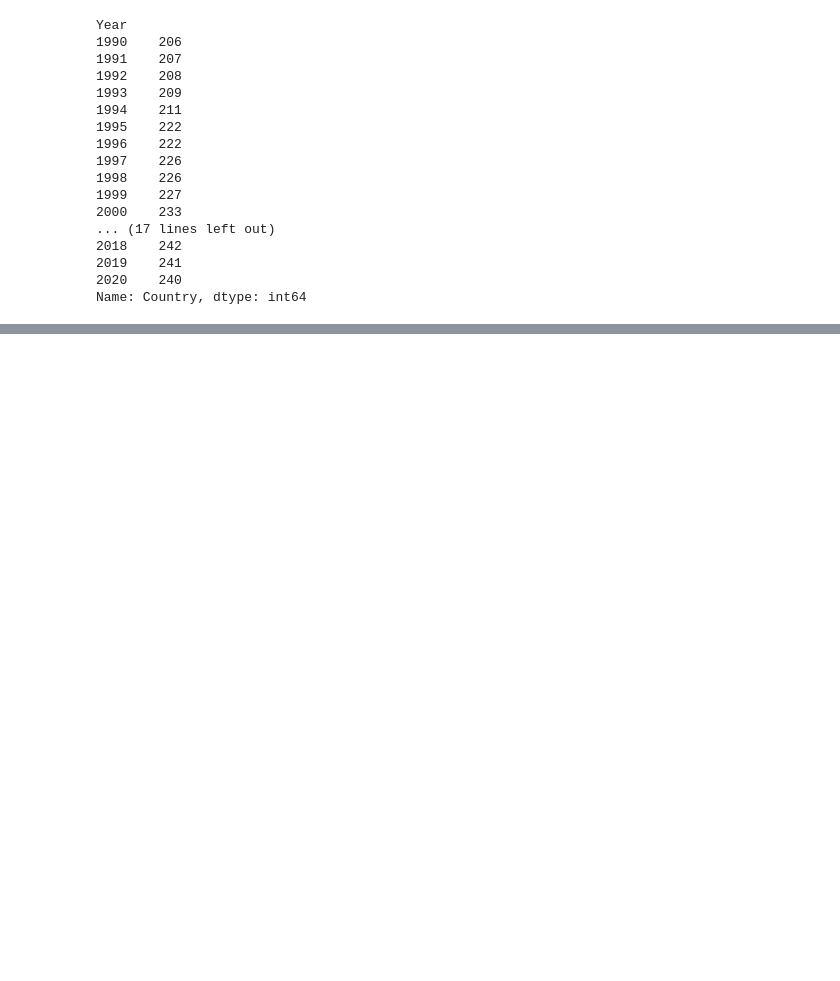
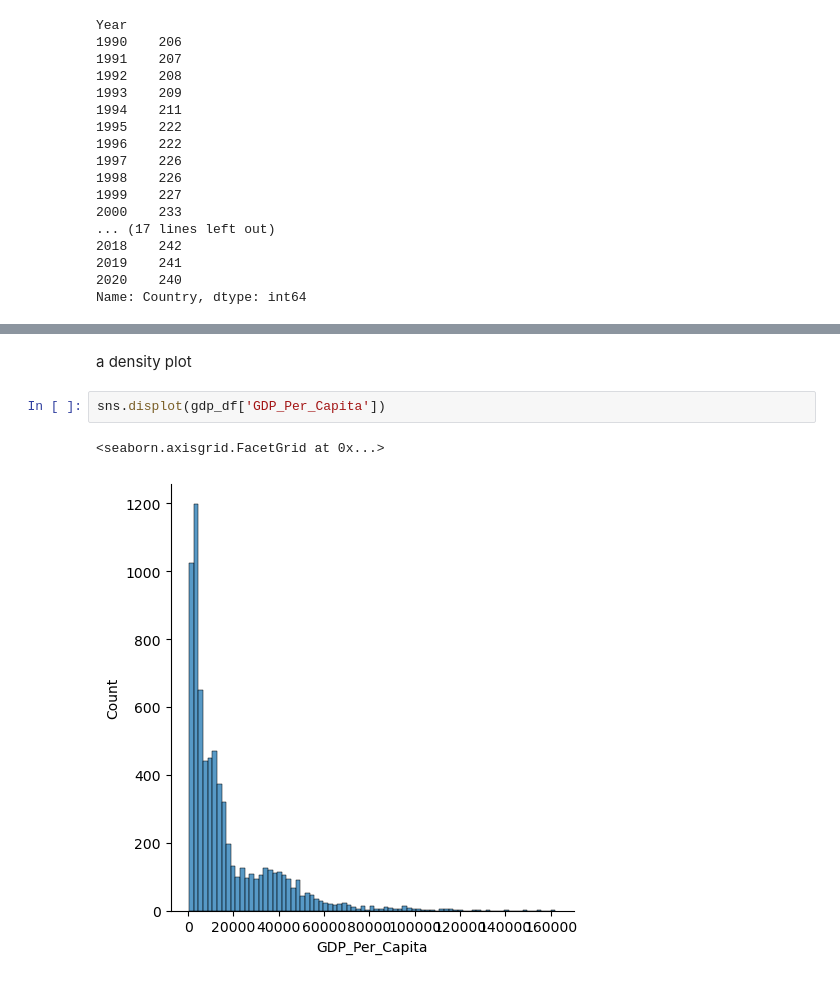
Before and after one commit to NSS-Data-Analytics-Cohort-8/gdp-and-internet-usage-bob10182, a Jupyter notebook: notebooks/un_project.ipynb, the cells around one changed output, grey strips where cells are left out. Saved outputs shown, nothing was run; the diff lists cells and outputs as text; blank space fills up the shorter version.

```diff
--- a/notebooks/un_project.ipynb
+++ b/notebooks/un_project.ipynb
@@ -110,0 +116,7 @@ TypeError: Axes.hist() got multiple values for argument 'x'
+# %% [markdown]
+a density plot
+# %%
+sns.displot(gdp_df['GDP_Per_Capita'])
+# %% [output]
+<seaborn.axisgrid.FacetGrid at 0x...>
+[figure, added]
```
Also changed, not shown: parts of 6 cells of this notebook.
